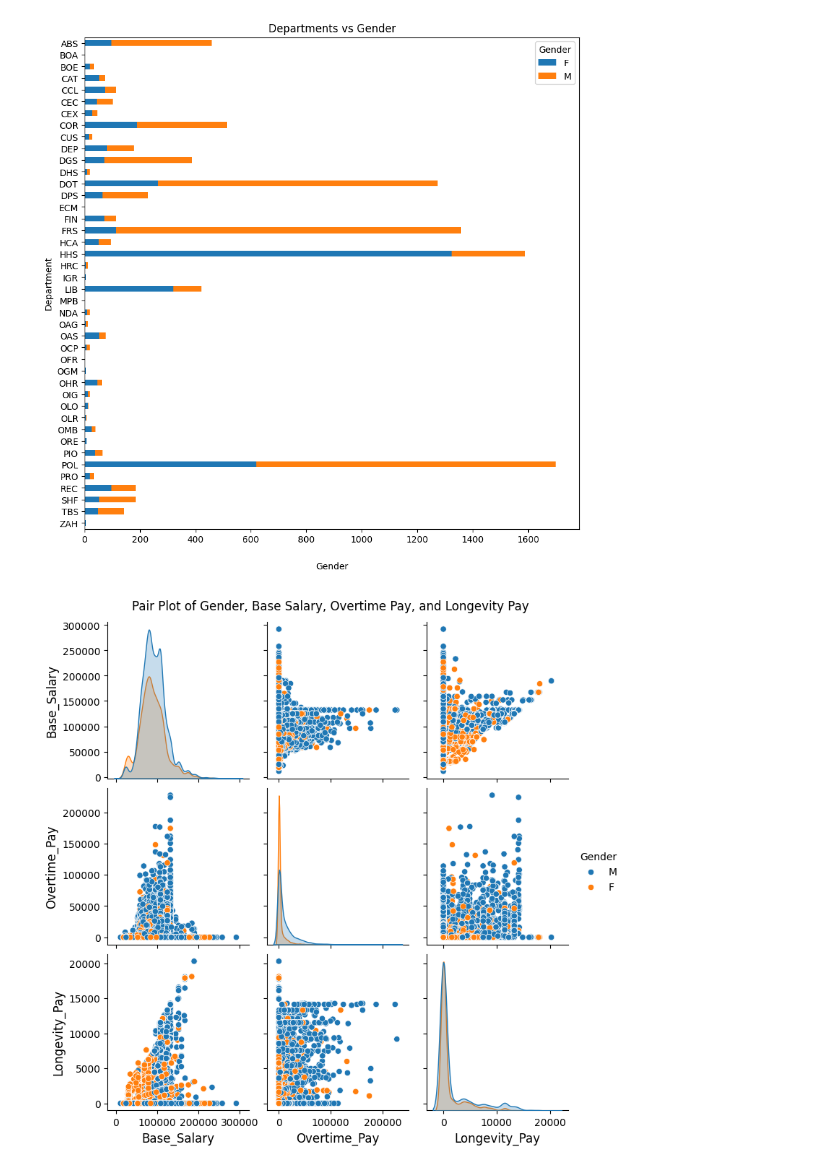
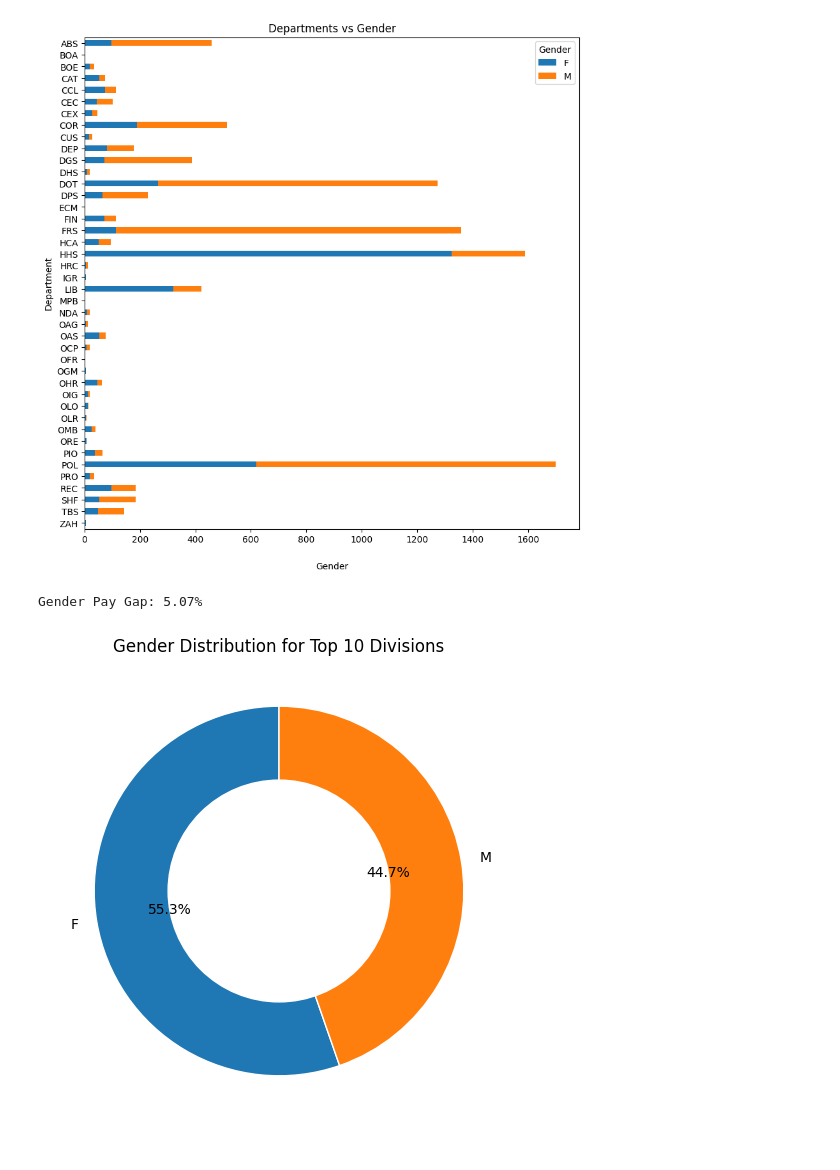
Before and after one commit to naveenjujaray/Employee-Salary-Analysis, a Jupyter notebook: ESA_Notebook.ipynb, the cells around one changed output. Drawn from its saved outputs; the diff is of its cells as text; code cells hidden in the pictures.

```diff
--- a/ESA_Notebook.ipynb
+++ b/ESA_Notebook.ipynb
@@ -69,25 +69,29 @@ plt.gca().invert_yaxis()
 plt.show()
 # %% [output]
 [figure]
-# %%
-import seaborn as sns
-
-# Assuming 'df' is your DataFrame containing the relevant data
-
-# Selecting the columns of interest
-selected_columns = ['Gender', 'Base_Salary', 'Overtime_Pay', 'Longevity_Pay']
-
-# Creating the pair plot with column labels
-pair_plot = sns.pairplot(df[selected_columns], hue='Gender')
-
-# Adding labels for the columns
-for ax in pair_plot.axes.flatten():
-    ax.set_xlabel(ax.get_xlabel(), fontsize = 12)
-    ax.set_ylabel(ax.get_ylabel(), fontsize = 12)
-
-# Adding a title
-pair_plot.fig.suptitle('Pair Plot of Gender, Base Salary, Overtime Pay, and Longevity Pay', y=1.02)
-
-plt.show()
-# %% [output]
-[figure, removed]
+# %%
+# Group by gender and calculate the average remuneration
+average_remuneration = df.groupby('Gender')['Base_Salary'].mean()
+
+# Calculate the gender pay gap
+gender_pay_gap = ((average_remuneration['M'] - average_remuneration['F']) / average_remuneration['M']) * 100
+
+# Format the output as a percentage with two decimal places
+gender_pay_gap_formatted = "{:.2f}%".format(gender_pay_gap)
+
+print("Gender Pay Gap:", gender_pay_gap_formatted)
+# %% [output]
+Gender Pay Gap: 5.07%
+# %%
+# Gender ratio for those top 10 divisions
+# Calculate gender counts for the top 10 divisions
+gender_counts = df[df['Division'].isin(top_divisions.index)]['Gender'].value_counts()
+
+# Create a donut chart
+plt.figure(figsize=(8, 6))
+plt.pie(gender_counts, labels=gender_counts.index, autopct='%1.1f%%', startangle=90, wedgeprops={'edgecolor': 'white'})
+plt.title('Gender Distribution for Top 10 Divisions')
+plt.gca().add_artist(plt.Circle((0, 0), 0.6, color='white'))  # Create a white circle to make it a donut chart
+plt.show()
+# %% [output]
+[figure, added]
```
Also changed, not shown: parts of 4 cells of this notebook.
